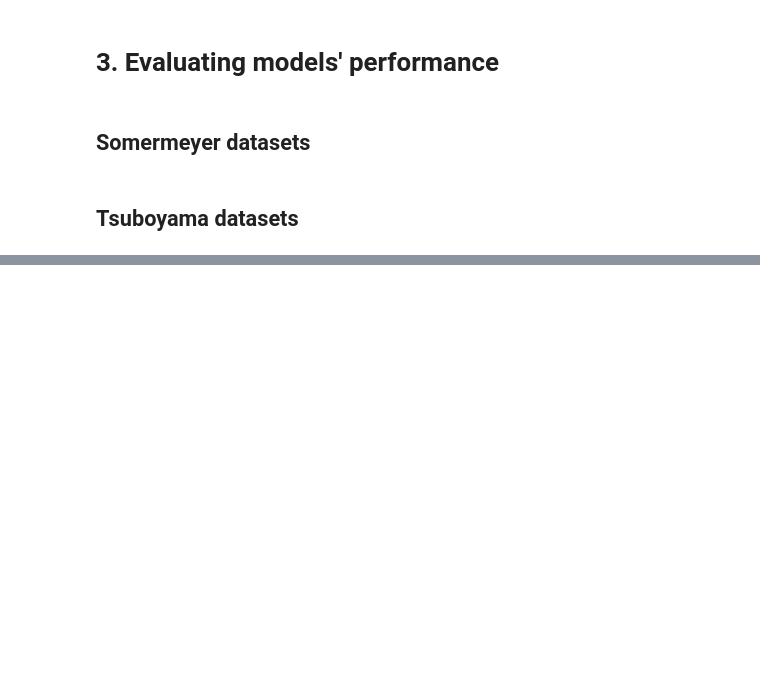
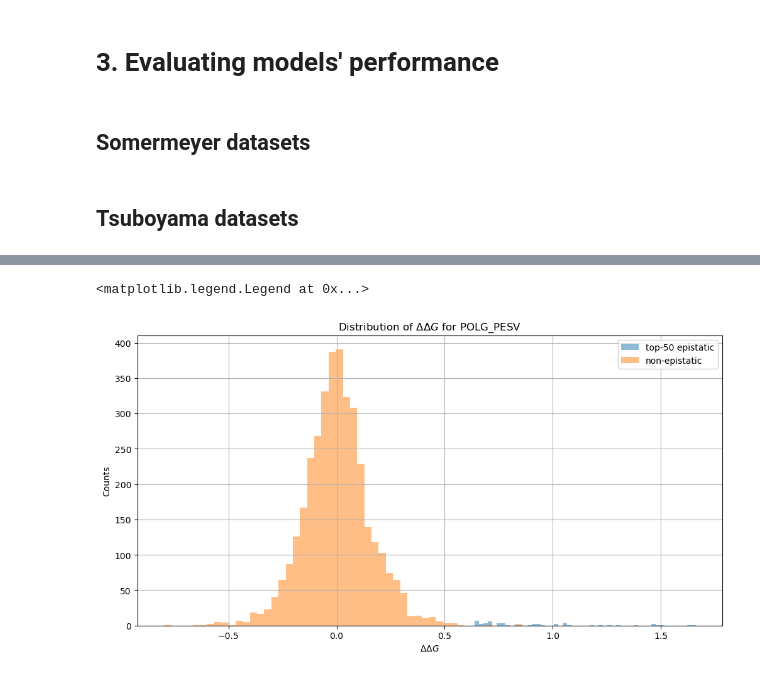
Before and after one commit to kalininalab/epistasis_proteingym, a Jupyter notebook: notebooks/03_model_performance.ipynb, the cells around one changed output, grey strips where cells are left out. Drawn from its saved outputs; the diff is of its cells as text; code cells hidden in the pictures; blank space fills up the shorter version.

```diff
--- a/notebooks/03_model_performance.ipynb
+++ b/notebooks/03_model_performance.ipynb
@@ -101,0 +236,12 @@ combined_plot_tsuboyama_with_whiskers(interm_tables_dir,
+# %%
+plt.figure(figsize=(12,6))
+plt.hist(epi_top_50["thermodynamic_coupling"], bins=50, alpha=0.5, label="top-50 epistatic", density=False)
+plt.hist(non_epistatic["thermodynamic_coupling"], bins=50, alpha=0.5, label="non-epistatic", density=False)
+plt.xlabel("$\Delta \Delta G$")
+plt.ylabel("Counts")
+plt.title("Distribution of $\Delta \Delta G$ for POLG_PESV")
+plt.grid(True)
+plt.legend()
+# %% [output]
+<matplotlib.legend.Legend at 0x...>
+[figure, added]
```
Also changed, not shown: parts of 24 cells of this notebook, 55 other files.
